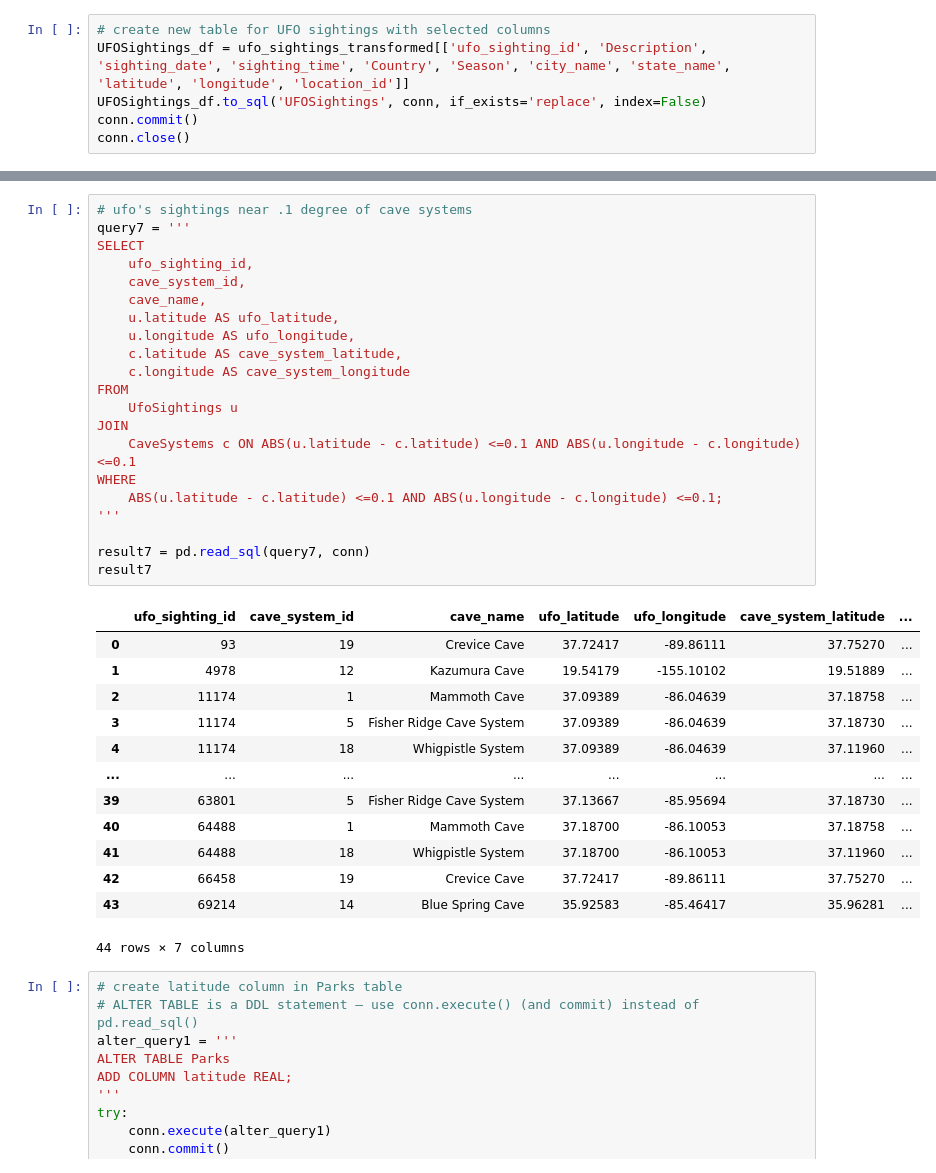
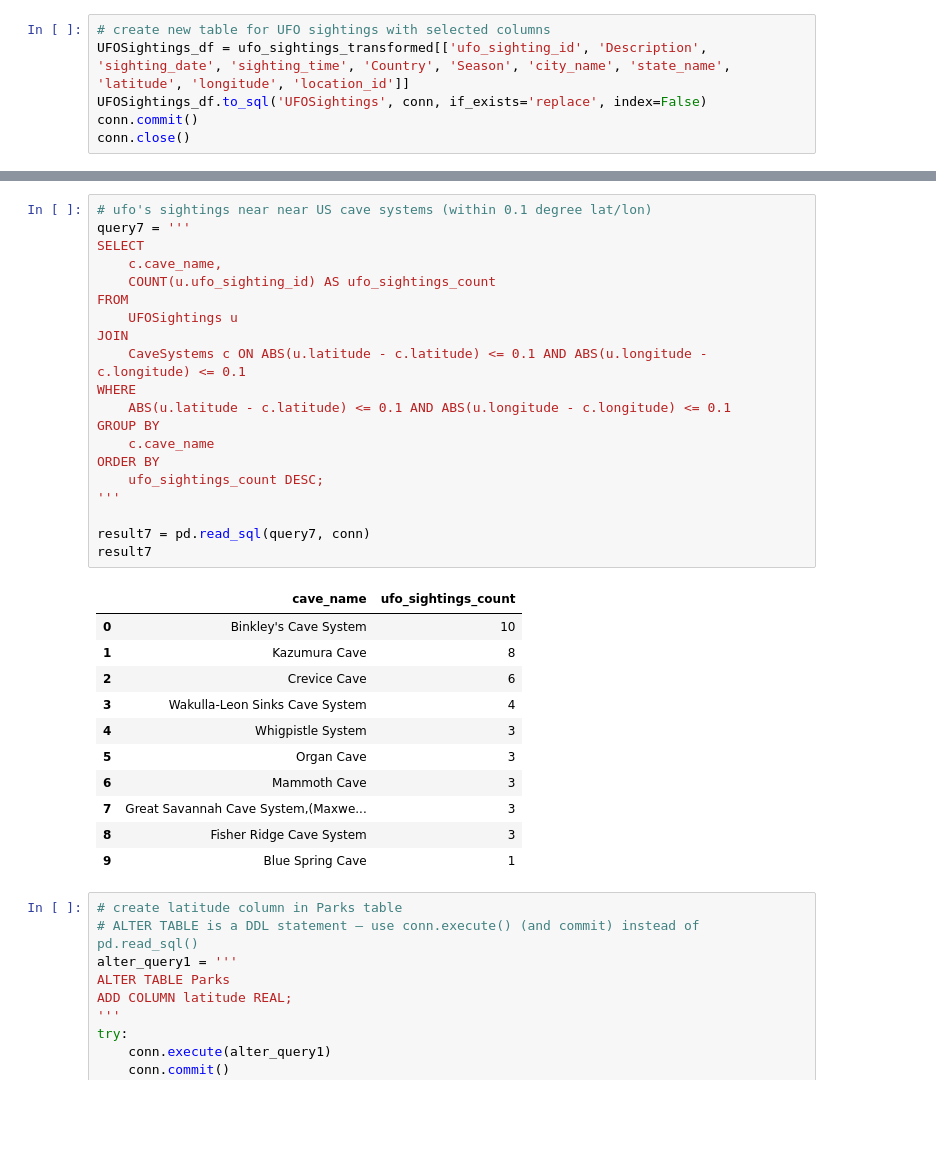
Before and after one commit to ryann1004/Capstone_RobertYann, a Jupyter notebook: Notebooks/Capstone_RY.ipynb, the cells around one changed output, grey strips where cells are left out. Drawn from its saved outputs; the diff is of its cells as text; blank space fills up the shorter version.

```diff
--- a/Notebooks/Capstone_RY.ipynb
+++ b/Notebooks/Capstone_RY.ipynb
@@ -1888,38 +1804,35 @@ result5
 # %%
-# ufo's sightings near .1 degree of cave systems
+# ufo's sightings near near US cave systems (within 0.1 degree lat/lon)
 query7 = '''
 SELECT
-    ufo_sighting_id,
-    cave_system_id,
-    cave_name,
-    u.latitude AS ufo_latitude,
-    u.longitude AS ufo_longitude,
-    c.latitude AS cave_system_latitude,
-    c.longitude AS cave_system_longitude
+    c.cave_name,
+    COUNT(u.ufo_sighting_id) AS ufo_sightings_count
 FROM
-    UfoSightings u
+    UFOSightings u
 JOIN
-    CaveSystems c ON ABS(u.latitude - c.latitude) <=0.1 AND ABS(u.longitude - c.longitude) <=0.1
+    CaveSystems c ON ABS(u.latitude - c.latitude) <= 0.1 AND ABS(u.longitude - c.longitude) <= 0.1
 WHERE
-    ABS(u.latitude - c.latitude) <=0.1 AND ABS(u.longitude - c.longitude) <=0.1;
+    ABS(u.latitude - c.latitude) <= 0.1 AND ABS(u.longitude - c.longitude) <= 0.1
+GROUP BY
+    c.cave_name
+ORDER BY
+    ufo_sightings_count DESC;
 '''
 
 result7 = pd.read_sql(query7, conn)
 result7
 # %% [output]
-|  | ufo_sighting_id | cave_system_id | cave_name | ufo_latitude | ufo_longitude | cave_system_latitude | ... |
-| 0 | 93 | 19 | Crevice Cave | 37.72417 | -89.86111 | 37.75270 | ... |
-| 1 | 4978 | 12 | Kazumura Cave | 19.54179 | -155.10102 | 19.51889 | ... |
-| 2 | 11174 | 1 | Mammoth Cave | 37.09389 | -86.04639 | 37.18758 | ... |
-| 3 | 11174 | 5 | Fisher Ridge Cave System | 37.09389 | -86.04639 | 37.18730 | ... |
-| 4 | 11174 | 18 | Whigpistle System | 37.09389 | -86.04639 | 37.11960 | ... |
-| ... | ... | ... | ... | ... | ... | ... | ... |
-| 39 | 63801 | 5 | Fisher Ridge Cave System | 37.13667 | -85.95694 | 37.18730 | ... |
-| 40 | 64488 | 1 | Mammoth Cave | 37.18700 | -86.10053 | 37.18758 | ... |
-| 41 | 64488 | 18 | Whigpistle System | 37.18700 | -86.10053 | 37.11960 | ... |
-| 42 | 66458 | 19 | Crevice Cave | 37.72417 | -89.86111 | 37.75270 | ... |
-| 43 | 69214 | 14 | Blue Spring Cave | 35.92583 | -85.46417 | 35.96281 | ... |
+|  | cave_name | ufo_sightings_count |
+| 0 | Binkley's Cave System | 10 |
+| 1 | Kazumura Cave | 8 |
+| 2 | Crevice Cave | 6 |
+| 3 | Wakulla-Leon Sinks Cave System | 4 |
+| 4 | Whigpistle System | 3 |
+| 5 | Organ Cave | 3 |
+| 6 | Mammoth Cave | 3 |
+| 7 | Great Savannah Cave System,(Maxwe... | 3 |
+| 8 | Fisher Ridge Cave System | 3 |
+| 9 | Blue Spring Cave | 1 |
-44 rows × 7 columns
 # %%
 # create latitude column in Parks table
 # ALTER TABLE is a DDL statement — use conn.execute() (and commit) instead of pd.read_sql()
```
Also changed, not shown: parts of 36 cells of this notebook, 3 other files.
